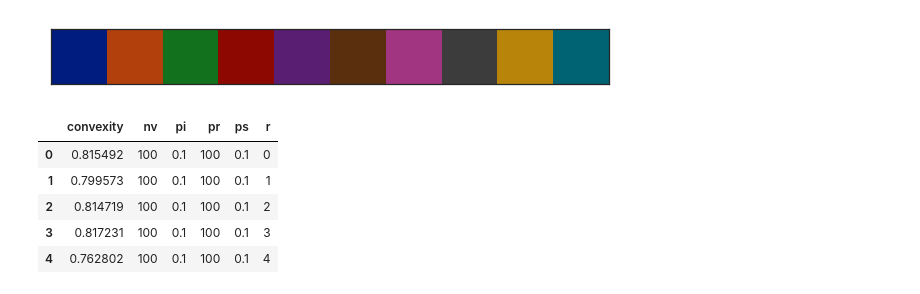
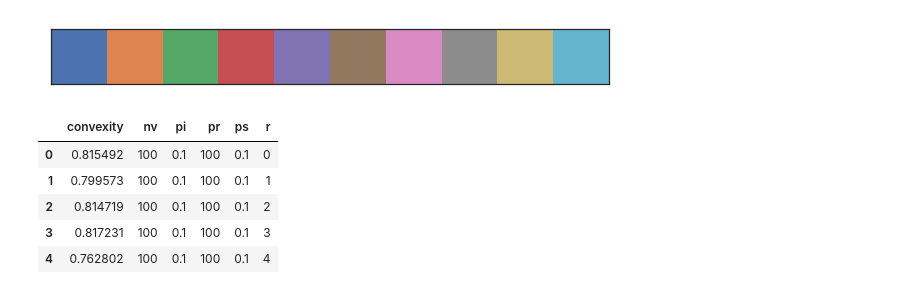
Before and after one commit to JeremyBYU/concavehull-evaluation, a Jupyter notebook: analysis/MonteCarlo Polygon Generation.ipynb, the cells around one changed output. Cells and saved outputs as stored; diff of their text form; code cells hidden in the pictures.

```diff
--- a/analysis/MonteCarlo Polygon Generation.ipynb
+++ b/analysis/MonteCarlo Polygon Generation.ipynb
@@ -4,20 +4,20 @@ chdir('..')
 # %%
 import matplotlib.pyplot as plt
 from matplotlib.patches import Arc
 import math
 import seaborn as sns
 import pandas as pd
 import numpy as np
 import pickle
 from polylidar import extractPlanesAndPolygons
 from shapely.geometry import LineString, asPolygon
 from shapely.affinity import scale
 from os import path
 from concave_evaluation.helpers import fake_building, plot_line, BLUE, GRAY, plot_arrow, scale_axes, plot_poly, load_polygon, get_max_bounds_polys
 %matplotlib inline
 sns.set(font_scale=2)  # crazy big
 sns.set_style("white")
-current_palette = sns.color_palette('dark')
+current_palette = sns.color_palette()
 sns.palplot(current_palette)
 # %% [output]
-[figure, old version]
+[figure, new version]
```
Also changed, not shown: parts of 9 cells of this notebook, 5 other files.
